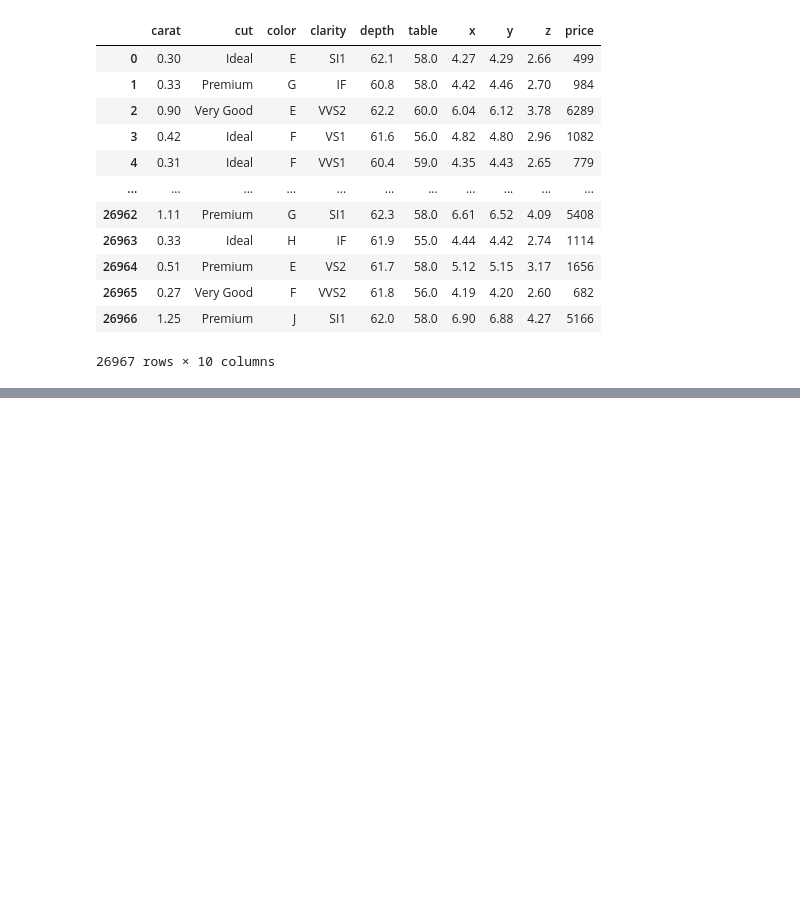
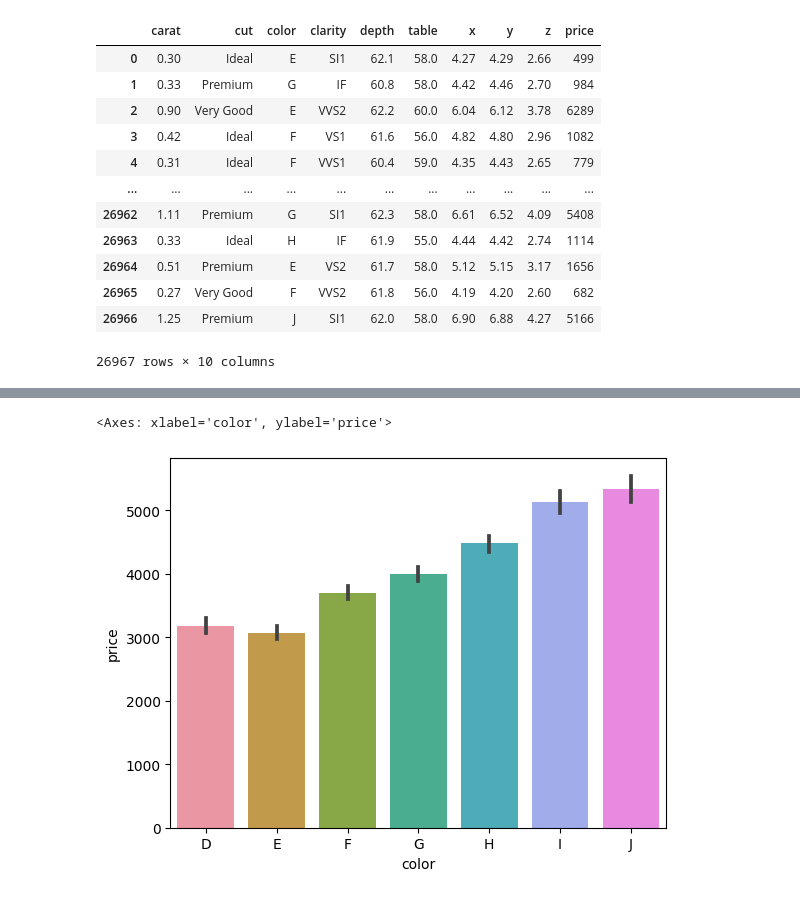
Before and after one commit to nikhil4859/Diamond-Price-Prediction, a Jupyter notebook: Diamond Price Prediction.ipynb, the cells around one changed output, grey strips where cells are left out. Saved outputs shown, nothing was run; the diff lists cells and outputs as text; code cells hidden in the pictures; blank space fills up the shorter version.

```diff
--- a/Diamond Price Prediction.ipynb
+++ b/Diamond Price Prediction.ipynb
@@ -54,0 +207,5 @@ df #checking the data frame
+# %%
+sns.barplot(data = df, x = df['color'], y = df['price'], order = ['D', 'E', 'F', 'G', 'H', 'I', 'J'])
+# %% [output]
+<Axes: xlabel='color', ylabel='price'>
+[figure, added]
```
Also changed, not shown: parts of 90 cells of this notebook.
